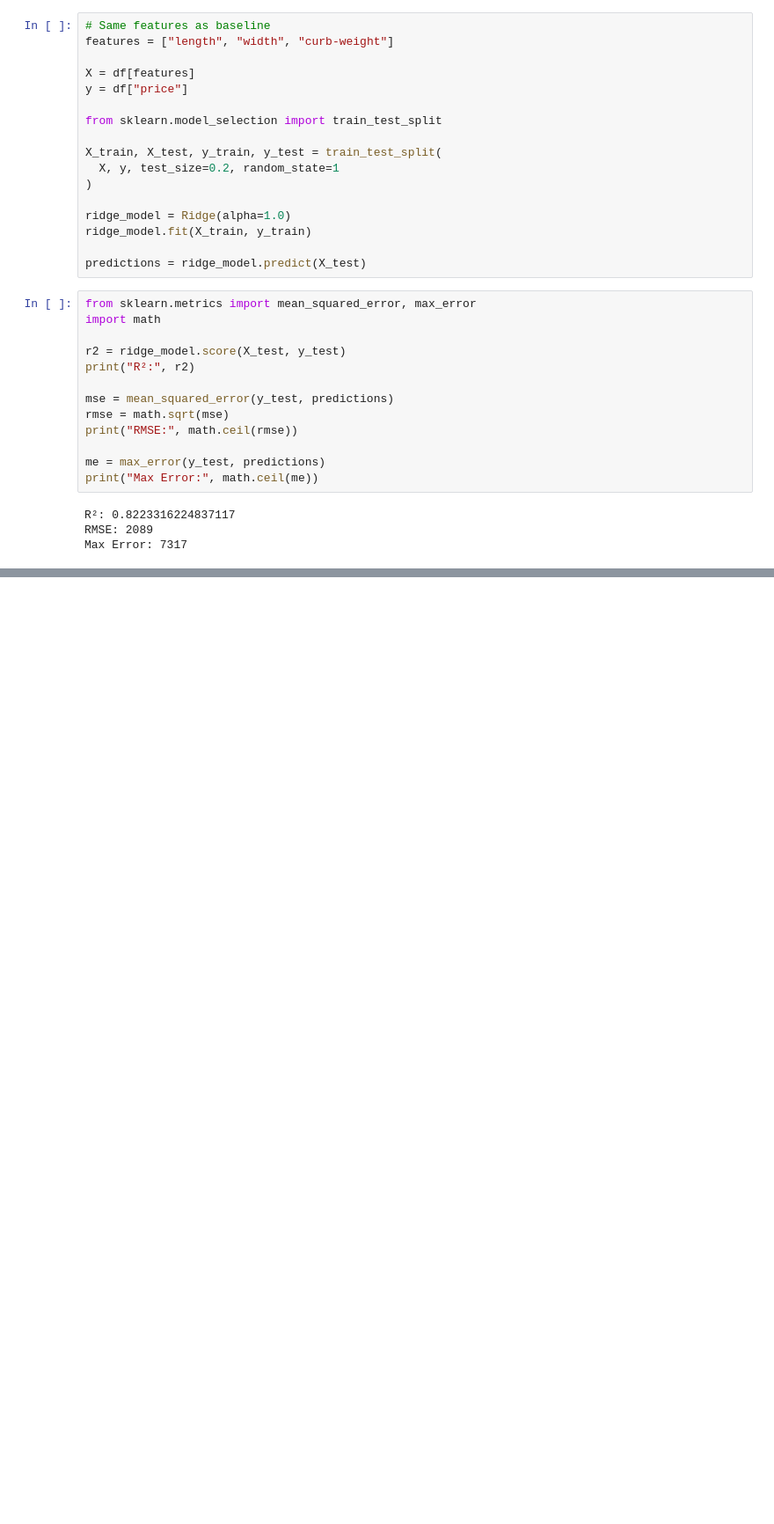
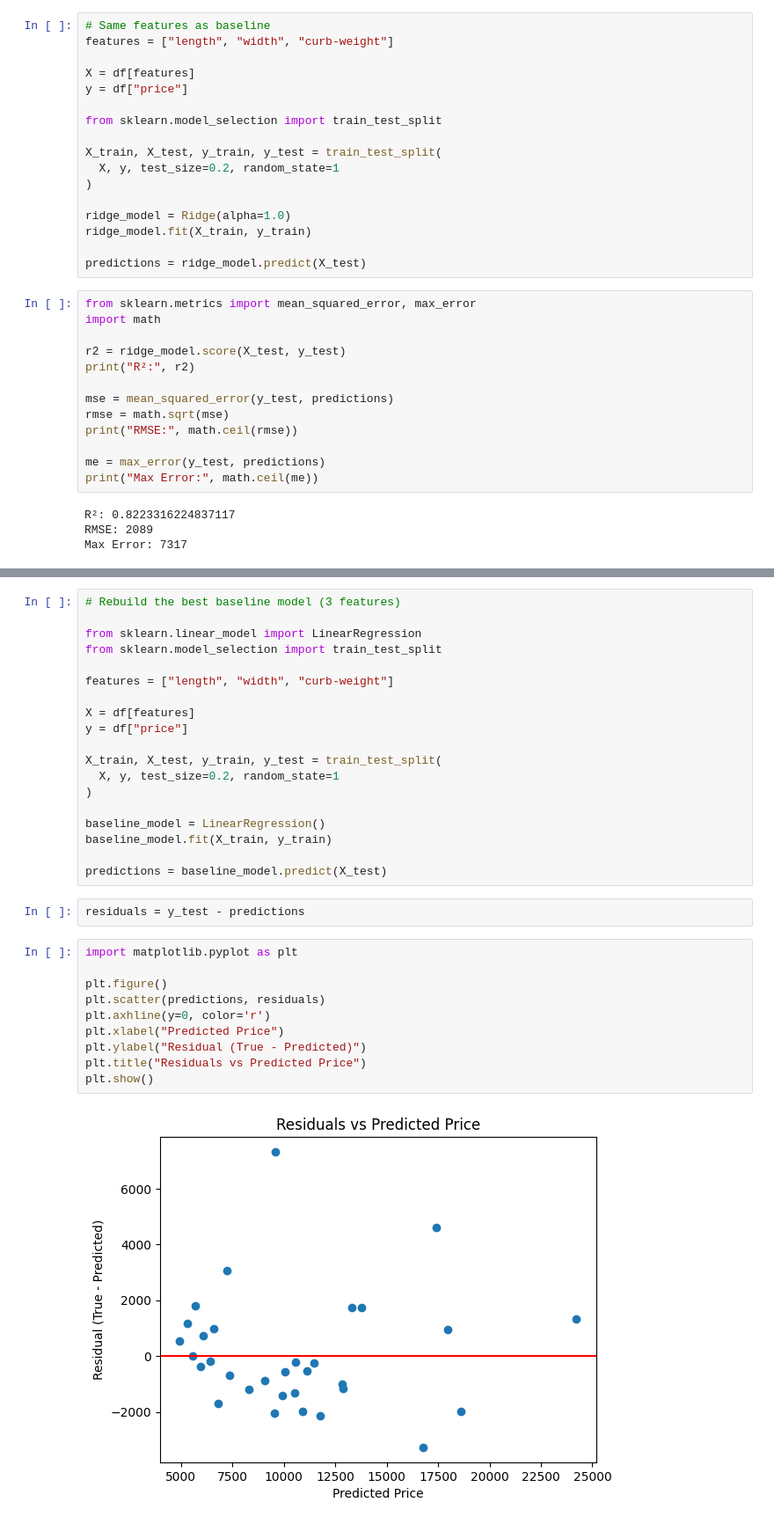
Before and after one commit to DimitarMalamski/car_price_predictor, a Jupyter notebook: car_price_predictor_dimitar.ipynb, the cells around one changed output, grey strips where cells are left out. Shown at 88% size. Cells and saved outputs as stored; diff of their text form; blank space fills up the shorter version.

Commit message:
make a residual analysis to see if the features follow the linear relationship pattern for the model

```diff
--- a/car_price_predictor_dimitar.ipynb
+++ b/car_price_predictor_dimitar.ipynb
@@ -517,0 +538,33 @@ This suggests that multicollinearity between the selected features is not substa
+# %%
+# Rebuild the best baseline model (3 features)
+
+from sklearn.linear_model import LinearRegression
+from sklearn.model_selection import train_test_split
+
+features = ["length", "width", "curb-weight"]
+
+X = df[features]
+y = df["price"]
+
+X_train, X_test, y_train, y_test = train_test_split(
+  X, y, test_size=0.2, random_state=1
+)
+
+baseline_model = LinearRegression()
+baseline_model.fit(X_train, y_train)
+
+predictions = baseline_model.predict(X_test)
+# %%
+residuals = y_test - predictions
+# %%
+import matplotlib.pyplot as plt
+
+plt.figure()
+plt.scatter(predictions, residuals)
+plt.axhline(y=0, color='r')
+plt.xlabel("Predicted Price")
+plt.ylabel("Residual (True - Predicted)")
+plt.title("Residuals vs Predicted Price")
+plt.show()
+# %% [output]
+[figure, added]
```
Also changed, not shown: parts of 6 cells of this notebook.
